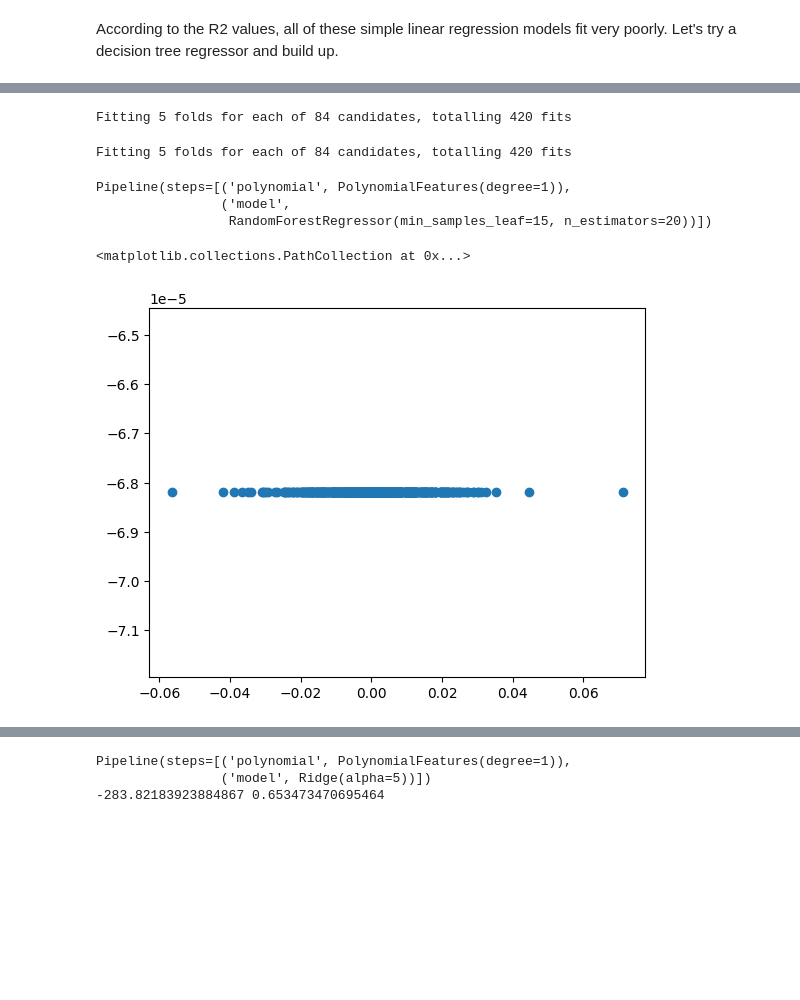
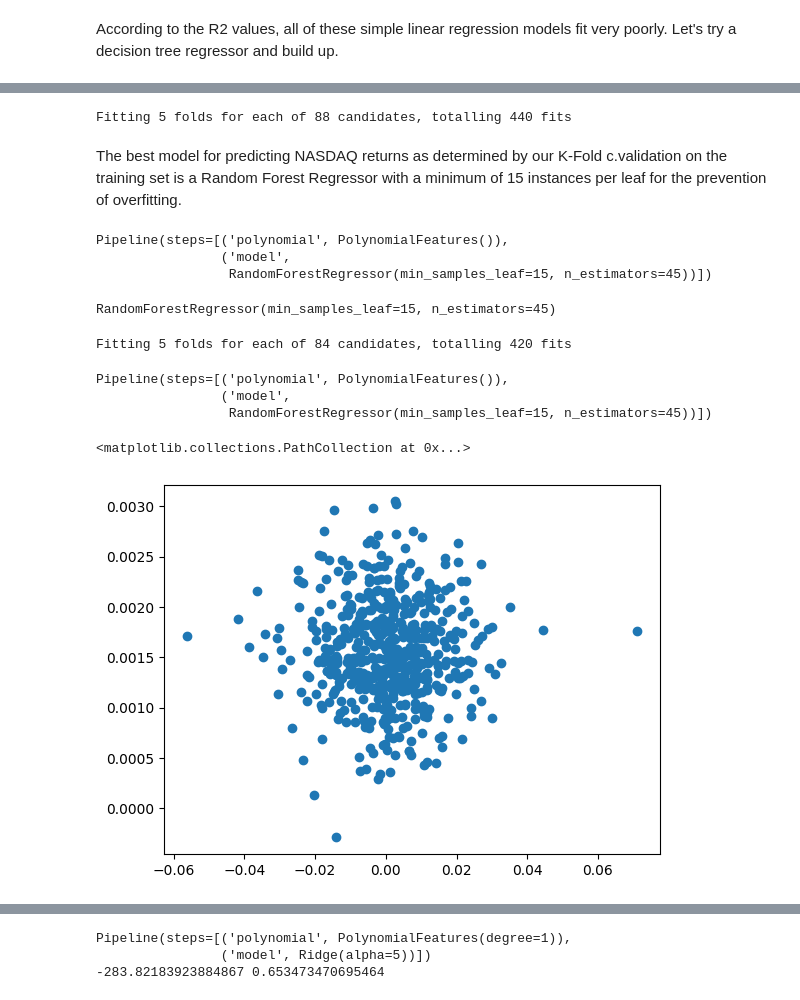
Before and after one commit to kklimov1/PriceRegressionPredictor, a Jupyter notebook: AssetAnalysisClean.ipynb, the cells around one changed output, grey strips where cells are left out. Drawn from its saved outputs; the diff is of its cells as text; code cells hidden in the pictures; blank space fills up the shorter version.

```diff
--- a/AssetAnalysisClean.ipynb
+++ b/AssetAnalysisClean.ipynb
@@ -449,25 +451,0 @@ test_model(svm.SVR(kernel='poly', degree=2))
-# %%
-"""fig, axs = plt.subplots(2,3, figsize=(17,10), sharex=False)
-for c in list(zip(enumerate(axs.reshape(-1)), y_col)):
-    polynomial = PolynomialFeatures(degree = 2)
-    x_train_polynomial = polynomial.fit_transform(x_train.iloc[:,1:])
-    #x_test_polynomial = polynomial.transform(x_test.iloc[:,1:])
-    i=c[0][0]
-    ax = c[0][1]
-    col = c[-1]
-    linear_model = LinearRegression()
-    linear_model.fit(x_train_polynomial, y_train[col])
-    y_pred = linear_model.predict(x_train_polynomial)
-    m, b = np.polyfit(y_pred, y_train[col], 1)
-    r2 = r2_score(y_pred, y_train[col])
-    mae = mean_absolute_error(y_pred, y_train[col])
-    mse = mean_squared_error(y_pred, y_train[col])
-    ax.plot(y_pred, y_pred * m + b, c="green")
-    ax.set_xlabel("predicted")
-    ax.set_ylabel("actual")
-    ax.scatter(y_pred, y_train[col])
-    ax.text(x=0.78, y=0.14, s=f"Slope: {np.round(m,2)}", transform = ax.transAxes, color = 'black')
-    ax.set_title(col)
-    ax.text(x=0.78, y=0.08, s=f"R2: {np.round(r2)}", transform = ax.transAxes, color = '#24042B')
-    ax.text(x=0.78, y=0.02, s=f"MAE: {np.round(mae,3)}", transform = ax.transAxes, color = '#054270')
-#ax.text(x=0.71, y=0.76, s=f"MSE: {np.round(mse,3)}", transform = ax.transAxes, color = '#4E4763')"""
@@ -504,6 +485,6 @@ We will use Time Series Cross Val. to mimic the true nature of stock analysis (w
 # %%
-
 #We will be predicting future returns, and as stated before, we assume that the dynamics of assets can change over time, so we will not shuffle, instead we will use TimeSeriesSplit
+#We encapsulate code via a function to checkf for the best generalizable models for both oil returns and the NASDAQ
 
 def grid_for_y_target(target_string):
     pipeline = Pipeline([('polynomial', PolynomialFeatures()), ('model', LinearRegression())])
@@ -516,11 +497,6 @@ def grid_for_y_target(target_string):
             'model': [Ridge()],
             'model__alpha': [0.1, 1, 5]
         },
-        #{
-        #    'polynomial__degree': [1,2],
-        #    'model': [Lasso()],
-        #   'model__alpha': [0.001, .004]
-        #},
         #SVRs are less senstitive to outliers (e.g. OIL)
         {
             'model': [svm.SVR()],
@@ -532,11 +508,10 @@ def grid_for_y_target(target_string):
         {
             'polynomial__degree': [1,2],
             'model': [RandomForestRegressor()],
-            'model__n_estimators': [20],
+            'model__n_estimators': [20,45],
             'model__min_samples_leaf': [10,15]
         }
     ]
-    #To set seed for
     time_series_split = TimeSeriesSplit(n_splits = 5)
     grid_search = GridSearchCV(pipeline, param_grid, cv=time_series_split, scoring = "neg_mean_squared_error", verbose= 1)
     grid_search.fit(x_train.iloc[:,1:], y_train[target_string])
@@ -544,7 +519,20 @@ def grid_for_y_target(target_string):
 # %%
 nasdaq_grid = grid_for_y_target('nasdaq close change target')
 # %% [output]
-Fitting 5 folds for each of 84 candidates, totalling 420 fits
+Fitting 5 folds for each of 88 candidates, totalling 440 fits
+# %% [markdown]
+The best model for predicting NASDAQ returns as determined by our K-Fold c.validation on the training set is a Random Forest Regressor with a minimum of 15 instances per leaf for the prevention of overfitting.
+# %%
+nasdaq_pipe = nasdaq_grid.best_estimator_
+print(nasdaq_pipe)
+# %% [output]
+Pipeline(steps=[('polynomial', PolynomialFeatures()),
+                ('model',
+                 RandomForestRegressor(min_samples_leaf=15, n_estimators=45))])
+# %%
+nasdaq_pipe.steps[-1][-1]
+# %% [output]
+RandomForestRegressor(min_samples_leaf=15, n_estimators=45)
 # %%
 oil_grid = grid_for_y_target('oil close change target')
 # %% [output]
@@ -552,20 +540,20 @@ Fitting 5 folds for each of 84 candidates, totalling 420 fits
 # %%
 nasdaq_pipe = nasdaq_grid.best_estimator_
 print(nasdaq_pipe)
-y_test_pred = oil_pipe.predict(x_test.iloc[:,1:])
+y_test_pred = nasdaq_pipe.predict(x_test.iloc[:,1:])
 col ='nasdaq close change target'
 m, b = np.polyfit(y_test_pred, y_test[col], 1)
 r2 = r2_score(y_test_pred, y_test[col])
 mae = mean_absolute_error(y_test_pred, y_test[col])
 mse = mean_squared_error(y_test_pred, y_test[col])
 ax.plot(y_test_pred, y_test_pred * m + b, c="green")
-plt.scatter(y_test['nasdaq close change target'], oil_pipe.predict(x_test.iloc[:,1:]) )
+plt.scatter(y_test['nasdaq close change target'], nasdaq_pipe.predict(x_test.iloc[:,1:]) )
 # %% [output]
-Pipeline(steps=[('polynomial', PolynomialFeatures(degree=1)),
+Pipeline(steps=[('polynomial', PolynomialFeatures()),
                 ('model',
-                 RandomForestRegressor(min_samples_leaf=15, n_estimators=20))])
+                 RandomForestRegressor(min_samples_leaf=15, n_estimators=45))])
 <matplotlib.collections.PathCollection at 0x...>
-[figure, old version]
+[figure, new version]
 # %%
 pd.DataFrame(oil_grid.cv_results_).sort_values(by = "mean_test_score", ascending=False)
 # %% [output]
```
Also changed, not shown: parts of 21 cells of this notebook, 1 other file.
